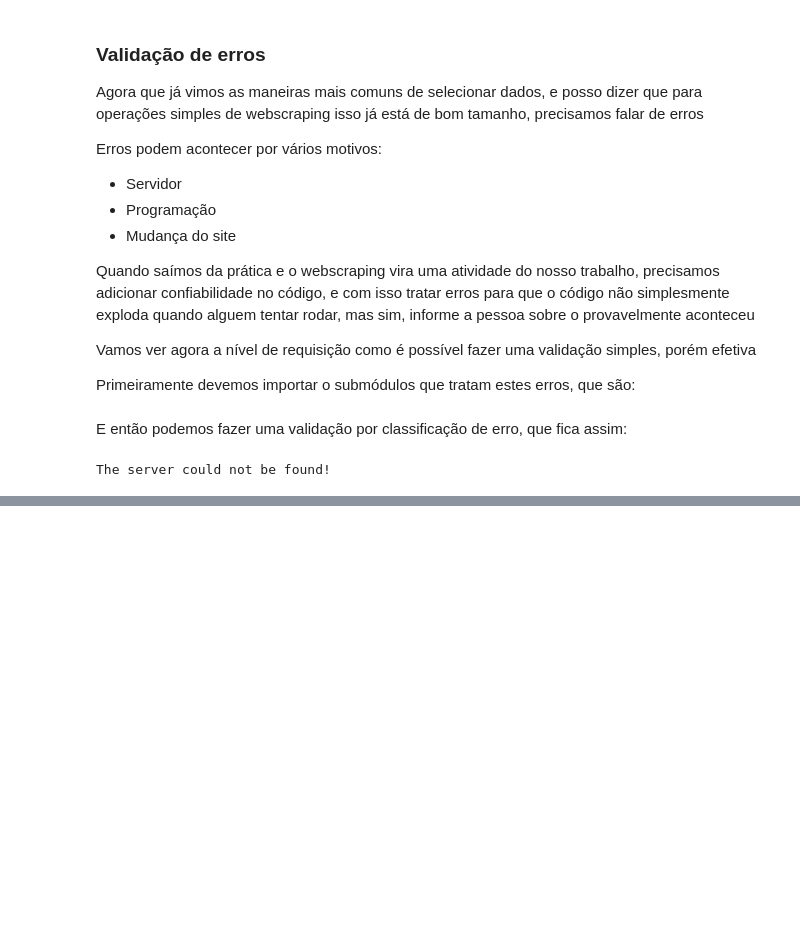
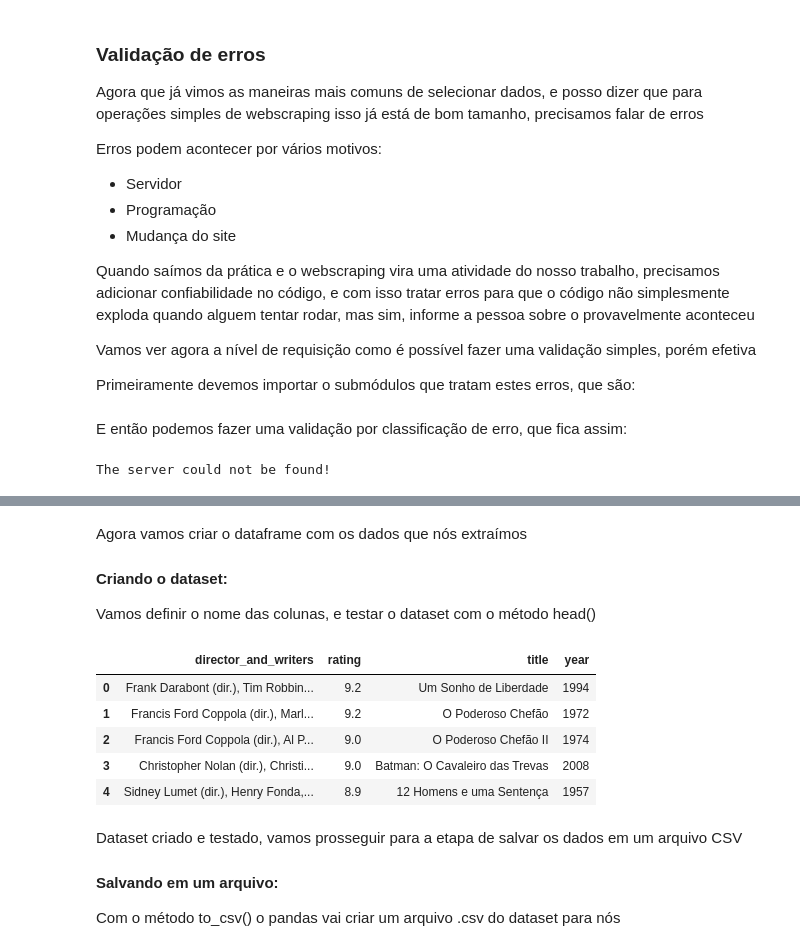
Before and after one commit to matheusbattisti/webscraping_python, a Jupyter notebook: webscraping_pyhton.ipynb, the cells around one changed output, grey strips where cells are left out. Saved outputs shown, nothing was run; the diff lists cells and outputs as text; code cells hidden in the pictures; blank space fills up the shorter version.

```diff
--- a/webscraping_pyhton.ipynb
+++ b/webscraping_pyhton.ipynb
@@ -437 +438,4 @@ urlCompleta = url + termo
+# %%
+# URL base
+url = 'https://www.imdb.com/chart/top?ref_=nv_mv_250'
 # %% [markdown]
@@ -457,6 +469,4 @@ Precisamos primeiramente instaciar o objeto da BeautifulSoup com a url escolhida
 bs = BeautifulSoup(html, 'lxml')
 
 # Imprimindo o título da página
-produtos = bs.find_all('li', class_='nm-product-item')
-
-produtos
+movies = bs.select('.lister-list tr')
@@ -491,0 +501,39 @@ for produto in produtos:
+# %%
+titles = []
+directors_writers = []
+years = []
+ratings = []
+
+for movie in movies:
+    titles.append(movie.find('td', class_='titleColumn').find('a').get_text())
+    directors_writers.append(movie.find('td', class_='titleColumn').find('a')['title'])
+    years.append(movie.find('td', class_='titleColumn').find('span').get_text()[1:5])
+    ratings.append(movie.find('td', class_='imdbRating').find('strong').get_text())
+# %% [markdown]
+Agora vamos criar o dataframe com os dados que nós extraímos
+
+#### Criando o dataset:
+
+Vamos definir o nome das colunas, e testar o dataset com o método head()
+# %%
+df = pd.DataFrame({
+        "title": titles,
+        "year": years,
+        "rating": ratings,
+        "director_and_writers":directors_writers
+    })
+
+df.head()
+# %% [output]
+|  | director_and_writers | rating | title | year |
+| 0 | Frank Darabont (dir.), Tim Robbin... | 9.2 | Um Sonho de Liberdade | 1994 |
+| 1 | Francis Ford Coppola (dir.), Marl... | 9.2 | O Poderoso Chefão | 1972 |
+| 2 | Francis Ford Coppola (dir.), Al P... | 9.0 | O Poderoso Chefão II | 1974 |
+| 3 | Christopher Nolan (dir.), Christi... | 9.0 | Batman: O Cavaleiro das Trevas | 2008 |
+| 4 | Sidney Lumet (dir.), Henry Fonda,... | 8.9 | 12 Homens e uma Sentença | 1957 |
+# %% [markdown]
+Dataset criado e testado, vamos prosseguir para a etapa de salvar os dados em um arquivo CSV
+
+#### Salvando em um arquivo:
+
+Com o método to_csv() o pandas vai criar um arquivo .csv do dataset para nós
```
Also changed, not shown: parts of 21 cells of this notebook, 6 other files.
